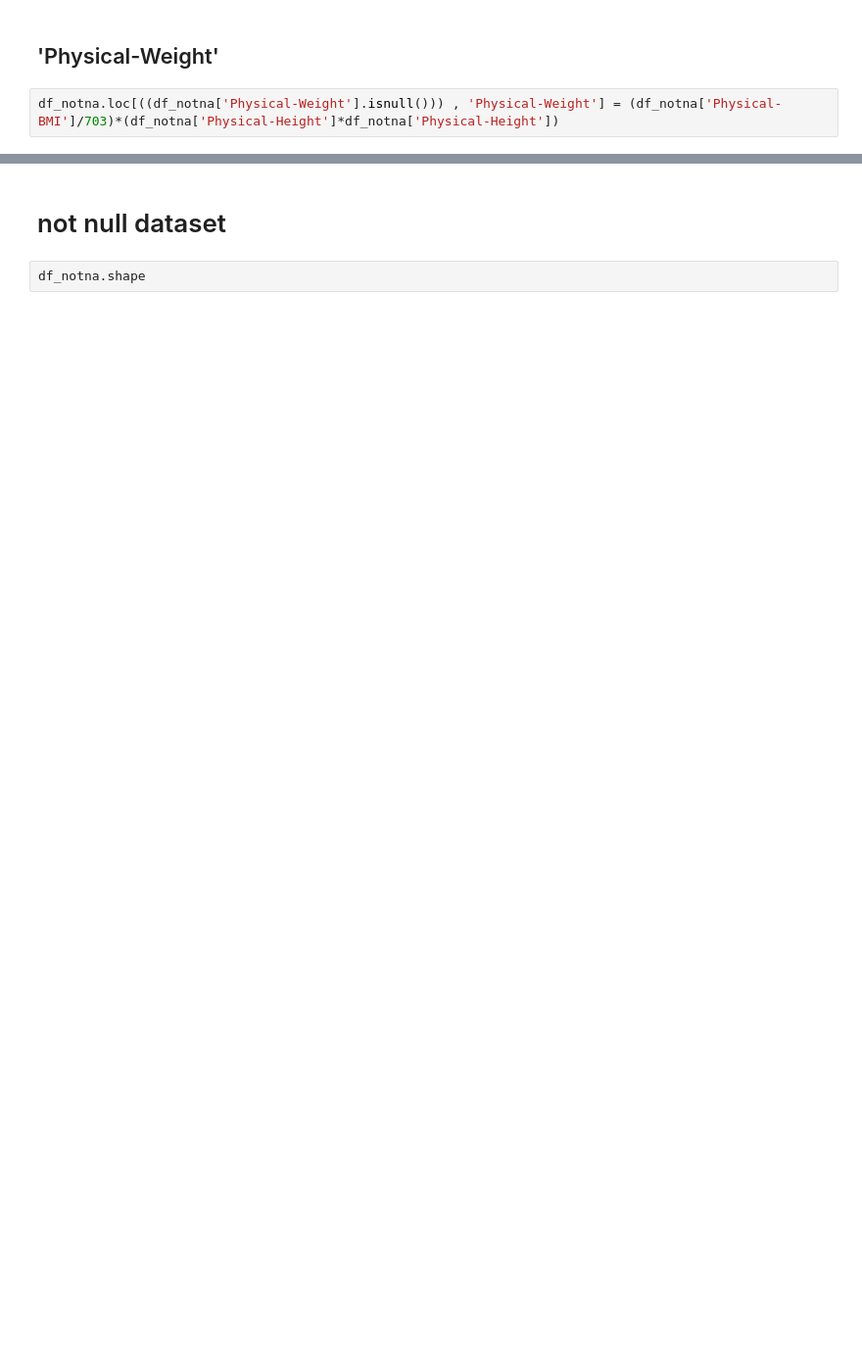
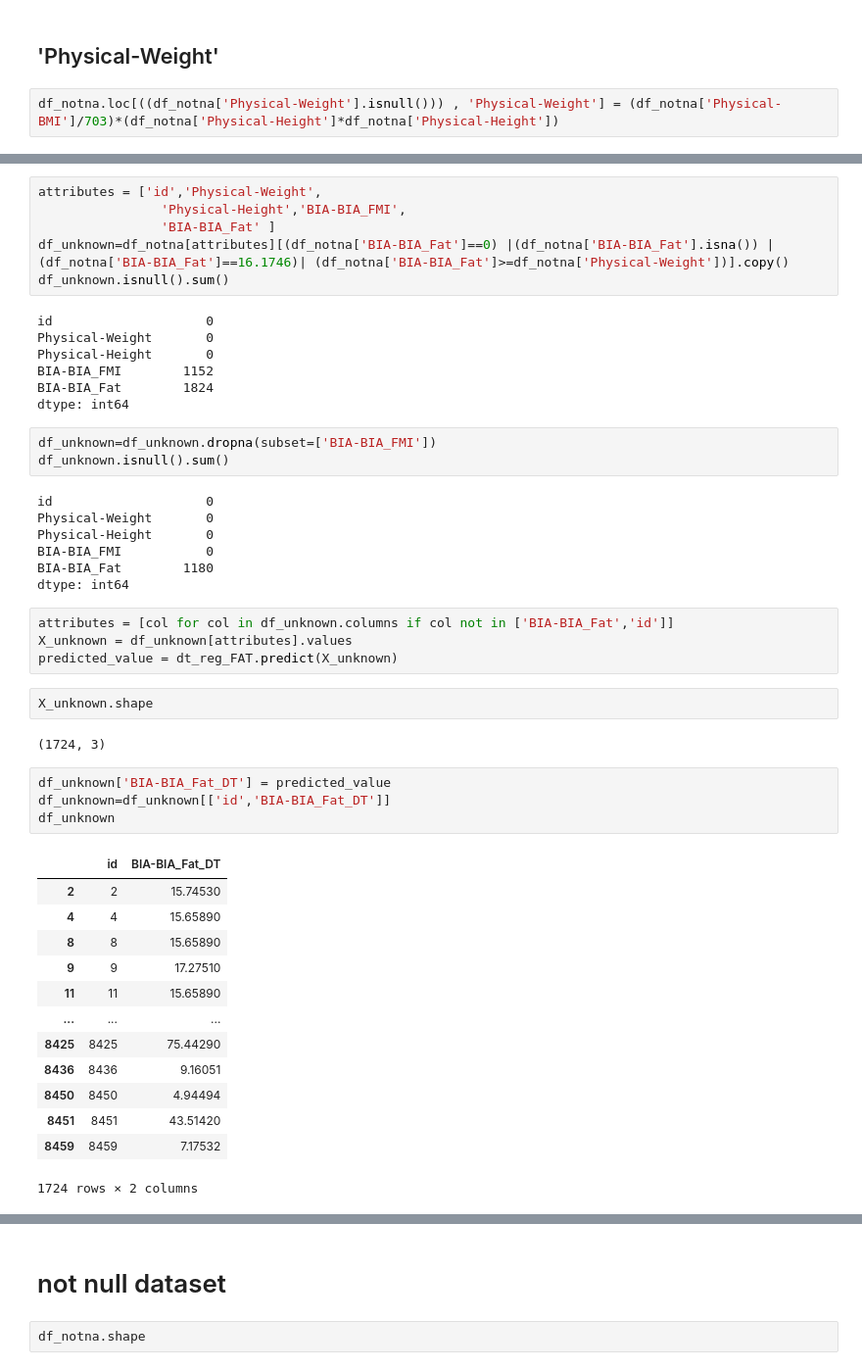
Before and after one commit to alicecalderini/DATAMINING_2-Project, a Jupyter notebook: 4.DATA CLEANING/Decision_Tree_NULL.ipynb, the cells around one changed output, grey strips where cells are left out. Shown at 98% size. Drawn from its saved outputs; the diff is of its cells as text; blank space fills up the shorter version.

```diff
--- a/4.DATA CLEANING/Decision_Tree_NULL.ipynb
+++ b/4.DATA CLEANING/Decision_Tree_NULL.ipynb
@@ -2559,0 +2613,49 @@ dtype: int64
+# %%
+attributes = ['id','Physical-Weight',
+                'Physical-Height','BIA-BIA_FMI',
+                'BIA-BIA_Fat' ]
+df_unknown=df_notna[attributes][(df_notna['BIA-BIA_Fat']==0) |(df_notna['BIA-BIA_Fat'].isna()) | (df_notna['BIA-BIA_Fat']==16.1746)| (df_notna['BIA-BIA_Fat']>=df_notna['Physical-Weight'])].copy()
+df_unknown.isnull().sum()
+# %% [output]
+id                    0
+Physical-Weight       0
+Physical-Height       0
+BIA-BIA_FMI        1152
+BIA-BIA_Fat        1824
+dtype: int64
+# %%
+df_unknown=df_unknown.dropna(subset=['BIA-BIA_FMI'])
+df_unknown.isnull().sum()
+# %% [output]
+id                    0
+Physical-Weight       0
+Physical-Height       0
+BIA-BIA_FMI           0
+BIA-BIA_Fat        1180
+dtype: int64
+# %%
+attributes = [col for col in df_unknown.columns if col not in ['BIA-BIA_Fat','id']]
+X_unknown = df_unknown[attributes].values
+predicted_value = dt_reg_FAT.predict(X_unknown)
+# %%
+X_unknown.shape
+# %% [output]
+(1724, 3)
+# %%
+df_unknown['BIA-BIA_Fat_DT'] = predicted_value
+df_unknown=df_unknown[['id','BIA-BIA_Fat_DT']]
+df_unknown
+# %% [output]
+|  | id | BIA-BIA_Fat_DT |
+| 2 | 2 | 15.74530 |
+| 4 | 4 | 15.65890 |
+| 8 | 8 | 15.65890 |
+| 9 | 9 | 17.27510 |
+| 11 | 11 | 15.65890 |
+| ... | ... | ... |
+| 8425 | 8425 | 75.44290 |
+| 8436 | 8436 | 9.16051 |
+| 8450 | 8450 | 4.94494 |
+| 8451 | 8451 | 43.51420 |
+| 8459 | 8459 | 7.17532 |
+1724 rows × 2 columns
```
Also changed, not shown: parts of 74 cells of this notebook, 1 other file.
